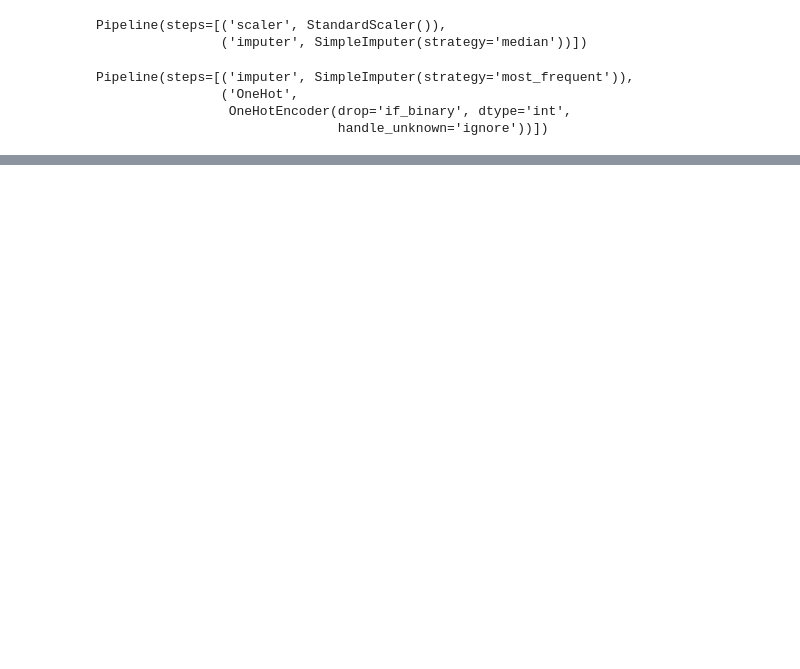
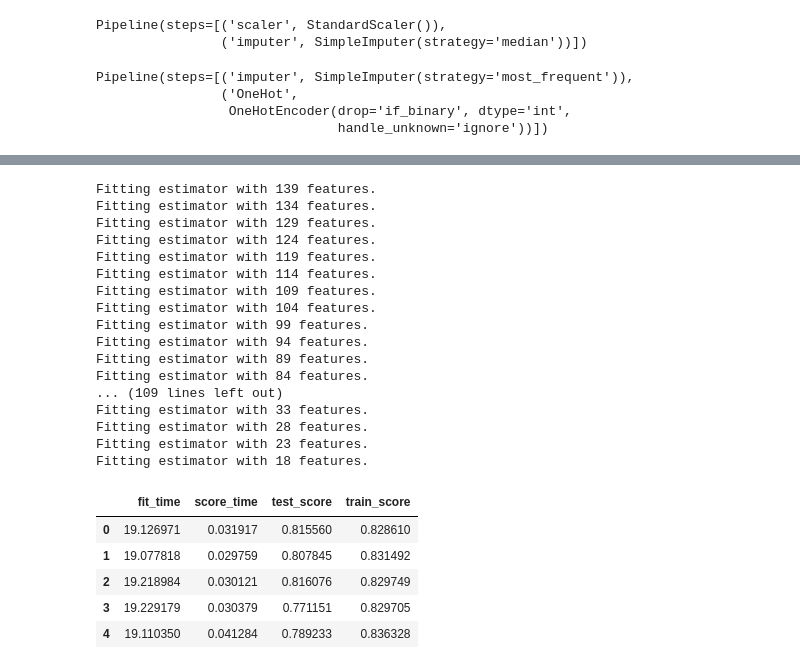
Before and after one commit to tonyyoung3/data_analytics, a Jupyter notebook: group_final/ML_FinalProject.ipynb, the cells around one changed output, grey strips where cells are left out. Cells and saved outputs as stored; diff of their text form; code cells hidden in the pictures; blank space fills up the shorter version.

```diff
--- a/group_final/ML_FinalProject.ipynb
+++ b/group_final/ML_FinalProject.ipynb
@@ -1058,0 +1030,34 @@ array(['numeric__Units Available', 'numeric__Maintenance Charges',
+# %%
+# Create GradientBoostingRegressor model
+gb_regressor = GradientBoostingRegressor(random_state=42)
+gb_pipe = make_pipeline(
+    preprocessor,
+    RFE(gb_regressor, n_features_to_select=15, step=5, verbose=1)
+)
+# Fit and evaluate GradientBoostingRegressor model
+gb_scores = cross_validate(gb_pipe, X_train, y_train, return_train_score=True)
+pd.DataFrame(gb_scores)
+# %% [output]
+Fitting estimator with 139 features.
+Fitting estimator with 134 features.
+Fitting estimator with 129 features.
+Fitting estimator with 124 features.
+Fitting estimator with 119 features.
+Fitting estimator with 114 features.
+Fitting estimator with 109 features.
+Fitting estimator with 104 features.
+Fitting estimator with 99 features.
+Fitting estimator with 94 features.
+Fitting estimator with 89 features.
+Fitting estimator with 84 features.
+... (109 lines left out)
+Fitting estimator with 33 features.
+Fitting estimator with 28 features.
+Fitting estimator with 23 features.
+Fitting estimator with 18 features.
+|  | fit_time | score_time | test_score | train_score |
+| 0 | 19.126971 | 0.031917 | 0.815560 | 0.828610 |
+| 1 | 19.077818 | 0.029759 | 0.807845 | 0.831492 |
+| 2 | 19.218984 | 0.030121 | 0.816076 | 0.829749 |
+| 3 | 19.229179 | 0.030379 | 0.771151 | 0.829705 |
+| 4 | 19.110350 | 0.041284 | 0.789233 | 0.836328 |
```
Also changed, not shown: parts of 48 cells of this notebook.
